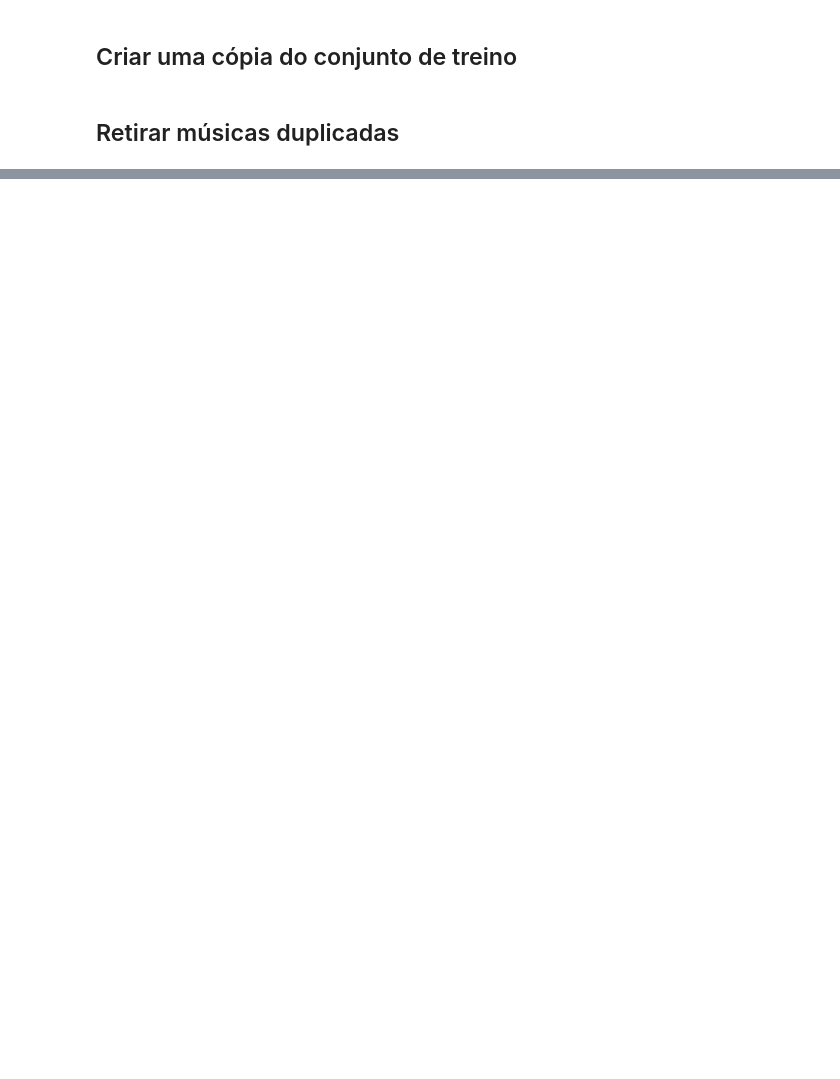
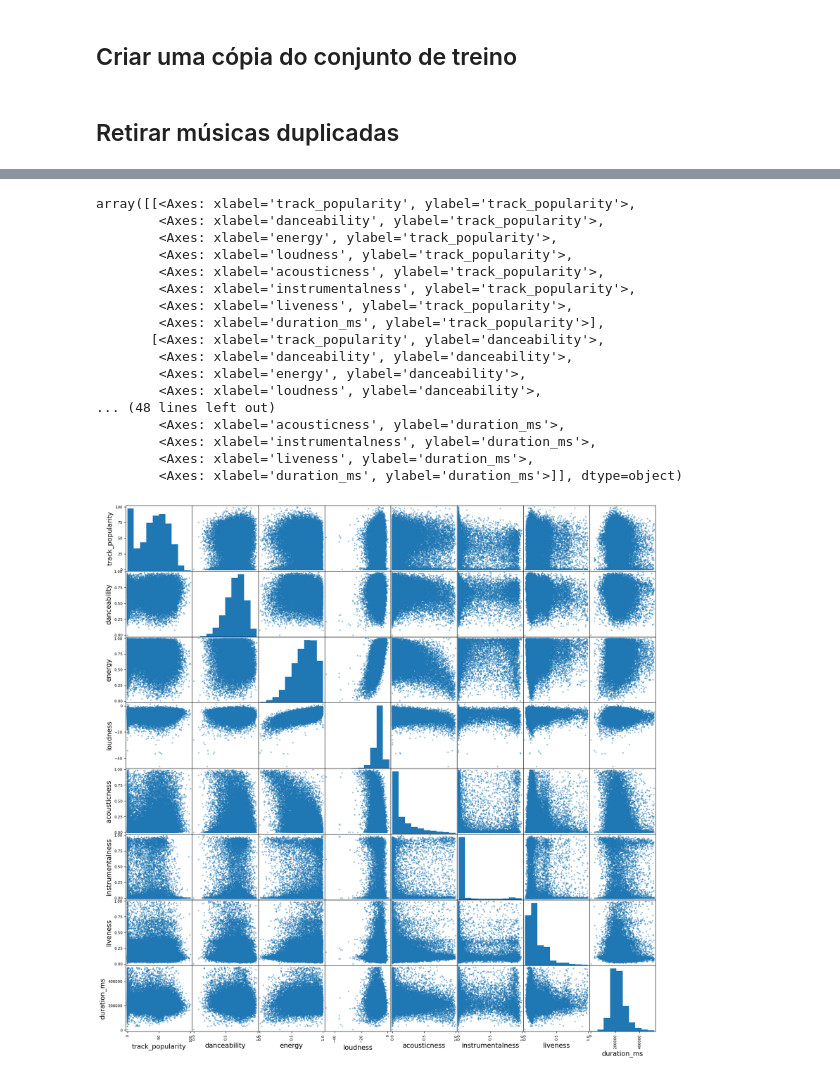
Before and after one commit to Lrs-mtos/song-popularity-ML, a Jupyter notebook: song_popularity.ipynb, the cells around one changed output, grey strips where cells are left out. Drawn from its saved outputs; the diff is of its cells as text; code cells hidden in the pictures; blank space fills up the shorter version.

Commit message:
visualiza dados e limpa brevemente

```diff
--- a/song_popularity.ipynb
+++ b/song_popularity.ipynb
@@ -128,0 +394,6 @@ len(songs_cp_sorted)
+# %%
+""" songs_cp_sem_nulos = remover_linhas_nulas(songs_cp)
+valores_nulos_por_coluna = songs_cp_sem_nulos.isna().sum()
+print("\nQuantidade de valores nulos por coluna:")
+songs_cp = songs_cp_sem_nulos
+print(valores_nulos_por_coluna) """
@@ -128,0 +438,23 @@ len(songs_cp_sorted)
+# %%
+from pandas.plotting import scatter_matrix
+attributes = ["track_popularity", "danceability", "energy", "loudness", "acousticness", "instrumentalness", "liveness", "duration_ms"]
+scatter_matrix(songs_cp[attributes], figsize=(20, 20))
+# %% [output]
+array([[<Axes: xlabel='track_popularity', ylabel='track_popularity'>,
+        <Axes: xlabel='danceability', ylabel='track_popularity'>,
+        <Axes: xlabel='energy', ylabel='track_popularity'>,
+        <Axes: xlabel='loudness', ylabel='track_popularity'>,
+        <Axes: xlabel='acousticness', ylabel='track_popularity'>,
+        <Axes: xlabel='instrumentalness', ylabel='track_popularity'>,
+        <Axes: xlabel='liveness', ylabel='track_popularity'>,
+        <Axes: xlabel='duration_ms', ylabel='track_popularity'>],
+       [<Axes: xlabel='track_popularity', ylabel='danceability'>,
+        <Axes: xlabel='danceability', ylabel='danceability'>,
+        <Axes: xlabel='energy', ylabel='danceability'>,
+        <Axes: xlabel='loudness', ylabel='danceability'>,
+... (48 lines left out)
+        <Axes: xlabel='acousticness', ylabel='duration_ms'>,
+        <Axes: xlabel='instrumentalness', ylabel='duration_ms'>,
+        <Axes: xlabel='liveness', ylabel='duration_ms'>,
+        <Axes: xlabel='duration_ms', ylabel='duration_ms'>]], dtype=object)
+[figure, added]
```
Also changed, not shown: parts of 28 cells of this notebook.
